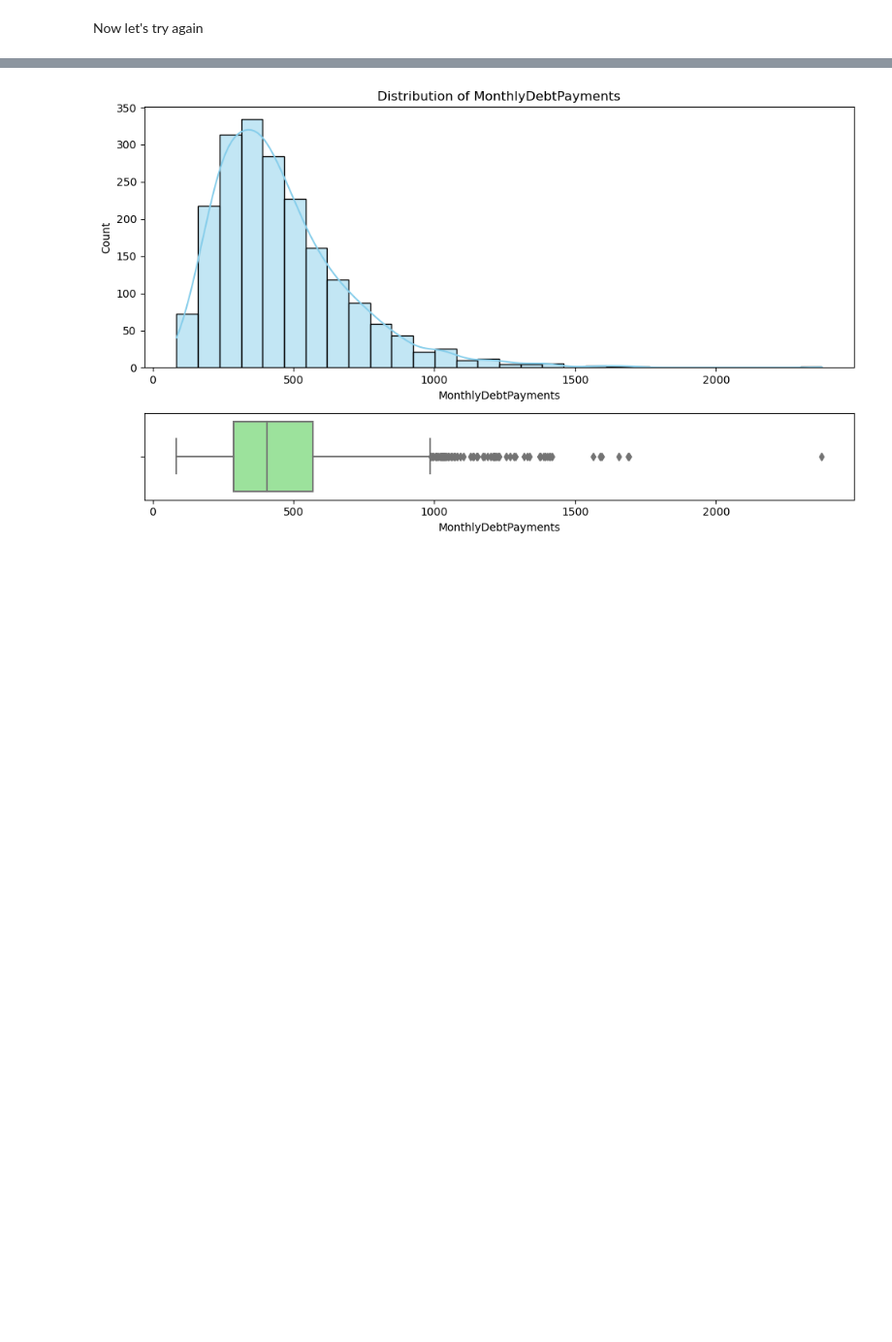
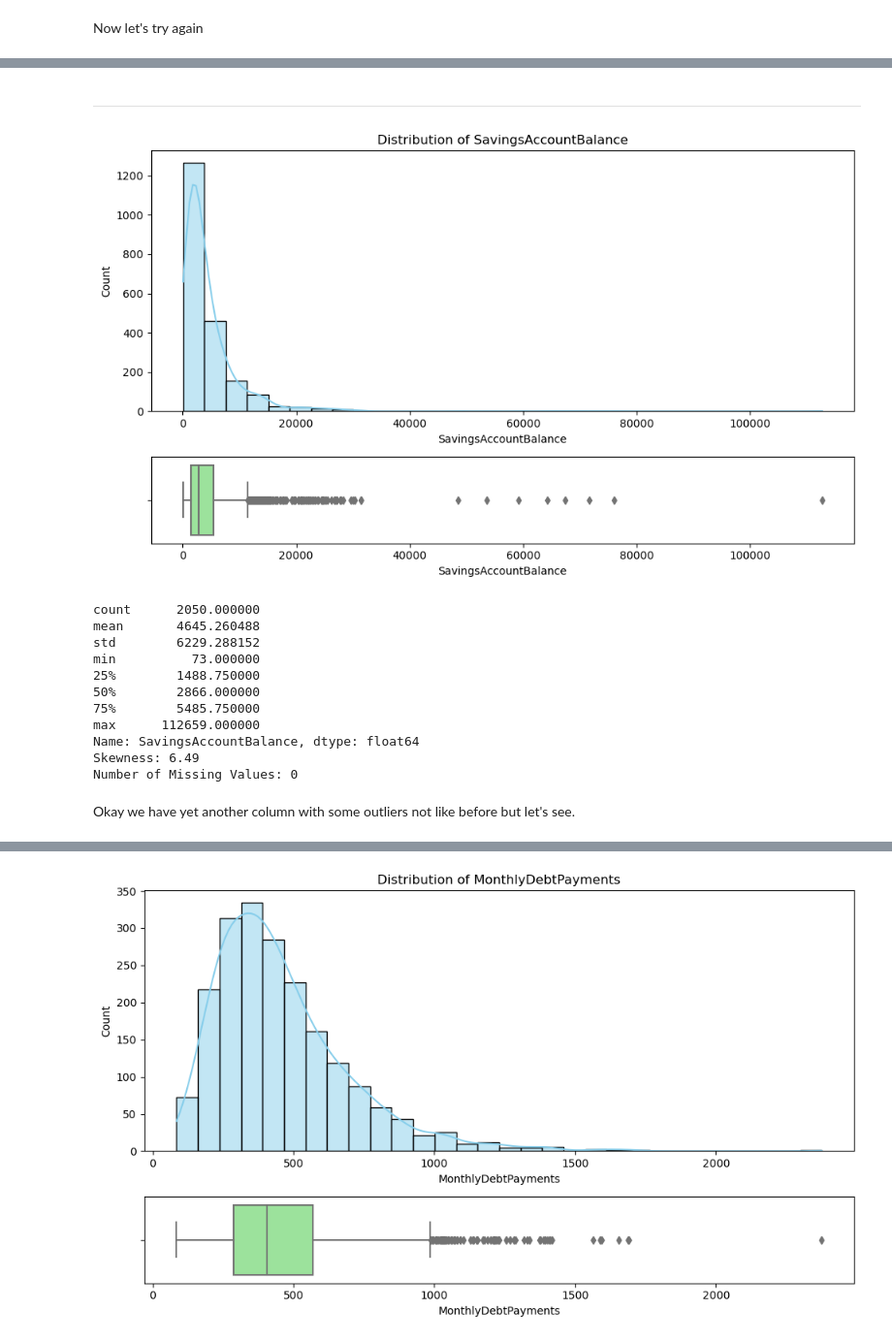
Before and after one commit to KimiyaVahidMotlagh/QBC-DA10-Group4Project1, a Jupyter notebook: DA10_EDA(Arash).ipynb, the cells around one changed output, grey strips where cells are left out. Shown at 97% size. Cells and saved outputs as stored; diff of their text form; code cells hidden in the pictures; blank space fills up the shorter version.

```diff
--- a/DA10_EDA(Arash).ipynb
+++ b/DA10_EDA(Arash).ipynb
@@ -720,0 +759,19 @@ Right-Skewed distribution.
+# %% [markdown]
+-----------------
+# %%
+describe_numeric_column(fin_df, column='SavingsAccountBalance')
+# %% [output]
+[figure, added]
+count      2050.000000
+mean       4645.260488
+std        6229.288152
+min          73.000000
+25%        1488.750000
+50%        2866.000000
+75%        5485.750000
+max      112659.000000
+Name: SavingsAccountBalance, dtype: float64
+Skewness: 6.49
+Number of Missing Values: 0
+# %% [markdown]
+Okay we have yet another column with some outliers not like before but let's see.
```
Also changed, not shown: parts of 34 cells of this notebook.
